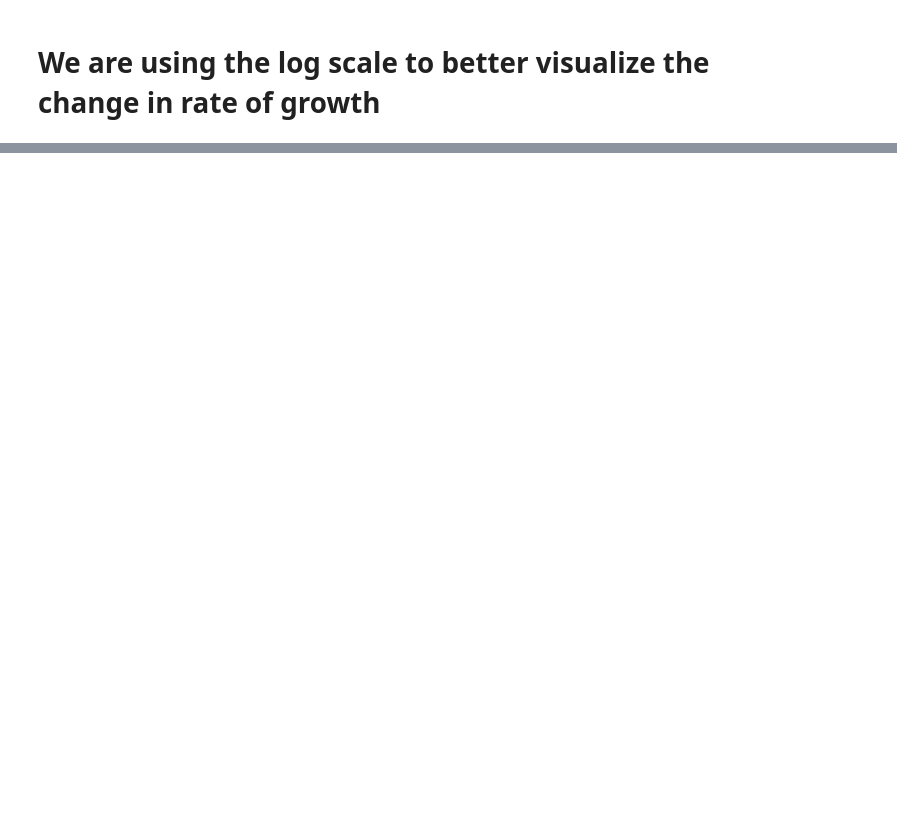
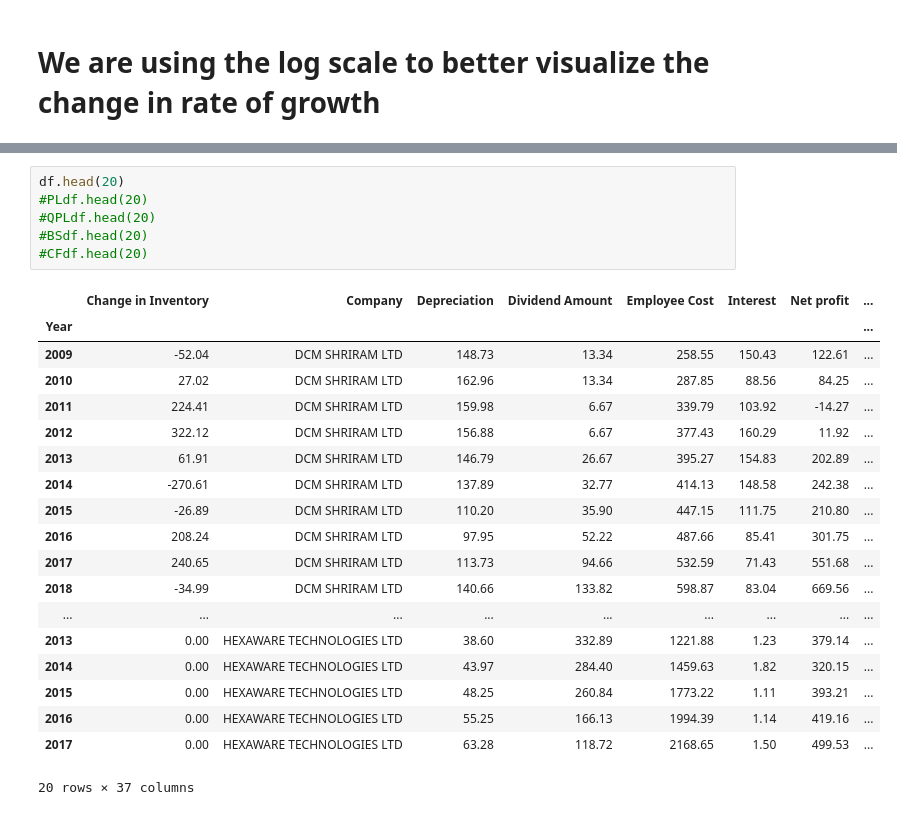
Before and after one commit to M-e-r-c-u-r-y/Machine-Learning, a Jupyter notebook: BFSI/IT Company Analysis/IT Company Analysis.ipynb, the cells around one changed output, grey strips where cells are left out. Drawn from its saved outputs; the diff is of its cells as text; blank space fills up the shorter version.

```diff
--- a/BFSI/IT Company Analysis/IT Company Analysis.ipynb
+++ b/BFSI/IT Company Analysis/IT Company Analysis.ipynb
@@ -138,0 +210,26 @@ merged_df.head(20)
+# %%
+df.head(20)
+#PLdf.head(20)
+#QPLdf.head(20)
+#BSdf.head(20)
+#CFdf.head(20)
+# %% [output]
+|  | Change in Inventory | Company | Depreciation | Dividend Amount | Employee Cost | Interest | Net profit | ... |
+| Year |  |  |  |  |  |  |  | ... |
+| 2009 | -52.04 | DCM SHRIRAM LTD | 148.73 | 13.34 | 258.55 | 150.43 | 122.61 | ... |
+| 2010 | 27.02 | DCM SHRIRAM LTD | 162.96 | 13.34 | 287.85 | 88.56 | 84.25 | ... |
+| 2011 | 224.41 | DCM SHRIRAM LTD | 159.98 | 6.67 | 339.79 | 103.92 | -14.27 | ... |
+| 2012 | 322.12 | DCM SHRIRAM LTD | 156.88 | 6.67 | 377.43 | 160.29 | 11.92 | ... |
+| 2013 | 61.91 | DCM SHRIRAM LTD | 146.79 | 26.67 | 395.27 | 154.83 | 202.89 | ... |
+| 2014 | -270.61 | DCM SHRIRAM LTD | 137.89 | 32.77 | 414.13 | 148.58 | 242.38 | ... |
+| 2015 | -26.89 | DCM SHRIRAM LTD | 110.20 | 35.90 | 447.15 | 111.75 | 210.80 | ... |
+| 2016 | 208.24 | DCM SHRIRAM LTD | 97.95 | 52.22 | 487.66 | 85.41 | 301.75 | ... |
+| 2017 | 240.65 | DCM SHRIRAM LTD | 113.73 | 94.66 | 532.59 | 71.43 | 551.68 | ... |
+| 2018 | -34.99 | DCM SHRIRAM LTD | 140.66 | 133.82 | 598.87 | 83.04 | 669.56 | ... |
+| ... | ... | ... | ... | ... | ... | ... | ... | ... |
+| 2013 | 0.00 | HEXAWARE TECHNOLOGIES LTD | 38.60 | 332.89 | 1221.88 | 1.23 | 379.14 | ... |
+| 2014 | 0.00 | HEXAWARE TECHNOLOGIES LTD | 43.97 | 284.40 | 1459.63 | 1.82 | 320.15 | ... |
+| 2015 | 0.00 | HEXAWARE TECHNOLOGIES LTD | 48.25 | 260.84 | 1773.22 | 1.11 | 393.21 | ... |
+| 2016 | 0.00 | HEXAWARE TECHNOLOGIES LTD | 55.25 | 166.13 | 1994.39 | 1.14 | 419.16 | ... |
+| 2017 | 0.00 | HEXAWARE TECHNOLOGIES LTD | 63.28 | 118.72 | 2168.65 | 1.50 | 499.53 | ... |
+20 rows × 37 columns
```
Also changed, not shown: parts of 26 cells of this notebook.
